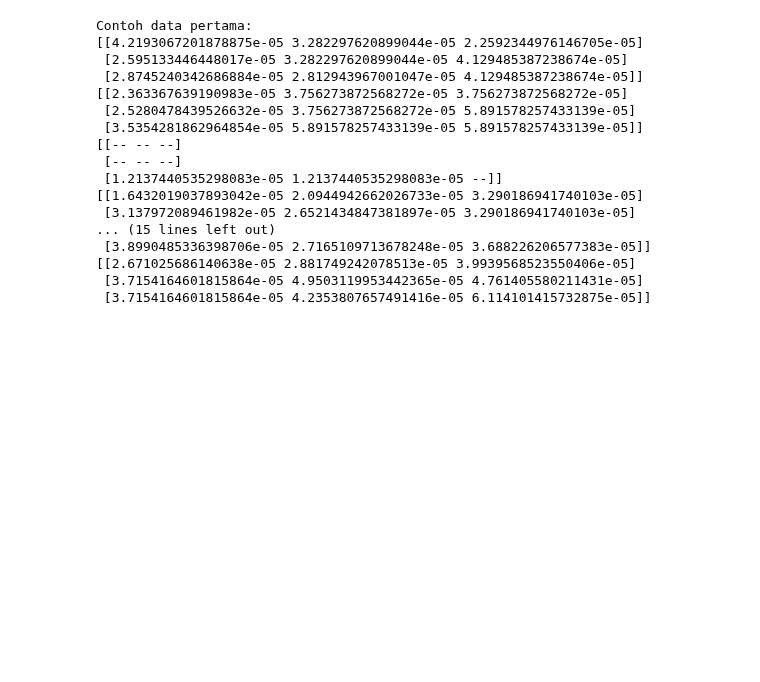
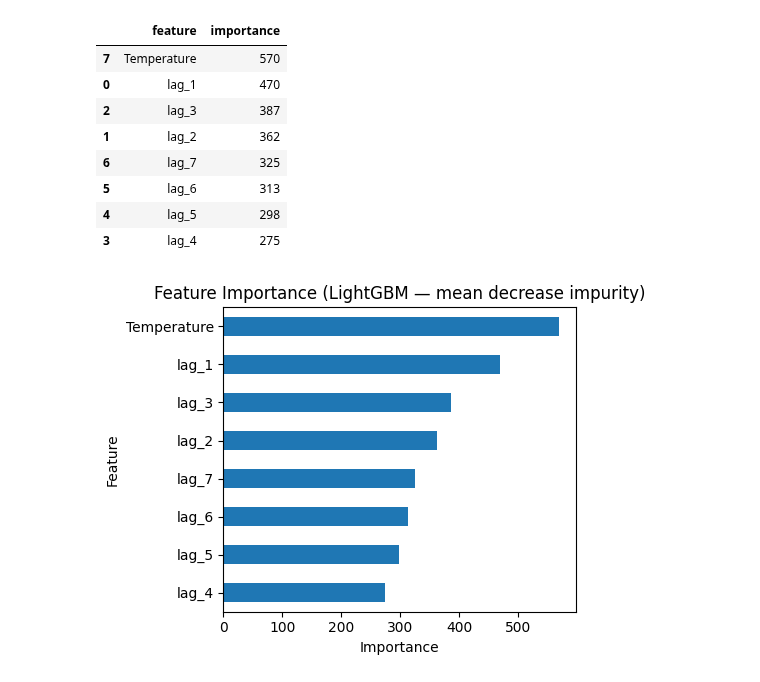
Before and after one commit to Tulsoppp/Pendata, a Jupyter notebook: projek.ipynb, the cells around one changed output. Cells and saved outputs as stored; diff of their text form; code cells hidden in the pictures; blank space fills up the shorter version.

```diff
--- a/projek.ipynb
+++ b/projek.ipynb
@@ -117,37 +101,34 @@ dict_keys(['t', 'x', 'y', 'crs', 'NO2'])
 # %%
-print("Contoh data pertama:")
-for i in range(0, 10):
-    print(no2[i])
+# Feature importances
+# ==============================================================================
+feature_importances = forecaster.get_feature_importances()
+feature_importances
 # %% [output]
-Contoh data pertama:
-[[4.2193067201878875e-05 3.282297620899044e-05 2.2592344976146705e-05]
- [2.595133446448017e-05 3.282297620899044e-05 4.129485387238674e-05]
- [2.8745240342686884e-05 2.812943967001047e-05 4.129485387238674e-05]]
-[[2.363367639190983e-05 3.756273872568272e-05 3.756273872568272e-05]
- [2.5280478439526632e-05 3.756273872568272e-05 5.891578257433139e-05]
- [3.5354281862964854e-05 5.891578257433139e-05 5.891578257433139e-05]]
-[[-- -- --]
- [-- -- --]
- [1.2137440535298083e-05 1.2137440535298083e-05 --]]
-[[1.6432019037893042e-05 2.0944942662026733e-05 3.290186941740103e-05]
- [3.137972089461982e-05 2.6521434847381897e-05 3.290186941740103e-05]
-... (15 lines left out)
- [3.8990485336398706e-05 2.7165109713678248e-05 3.688226206577383e-05]]
-[[2.671025686140638e-05 2.881749242078513e-05 3.9939568523550406e-05]
- [3.7154164601815864e-05 4.9503119953442365e-05 4.761405580211431e-05]
- [3.7154164601815864e-05 4.2353807657491416e-05 6.114101415732875e-05]]
+|  | feature | importance |
+| 7 | Temperature | 570 |
+| 0 | lag_1 | 470 |
+| 2 | lag_3 | 387 |
+| 1 | lag_2 | 362 |
+| 6 | lag_7 | 325 |
+| 5 | lag_6 | 313 |
+| 4 | lag_5 | 298 |
+| 3 | lag_4 | 275 |
 # %%
-import numpy as np
-import pandas as pd
-
-# Interpolasi Linear
-no2_filled = np.zeros_like(no2)
-# Untuk jaga-jaga jika terdapat '--' tidak berubah menjadi 0
-no2_filled = no2_filled.filled(0)
-
-# loop tiap grid (y,x)
-for i in range(no2.shape[1]):     # 9 baris
-    for j in range(no2.shape[2]): # 8 kolom
-        series = pd.Series(no2[:, i, j])
-        no2_filled[:, i, j] = series.interpolate(method='linear', limit_direction='both').to_numpy()
+# Plot feature importances
+# ==============================================================================
+fig, ax = plt.subplots(figsize=(5, 4))
+feature_importances.sort_values('importance', ascending=True).plot(
+    x      = 'feature',
+    y      = 'importance',
+    kind   = 'barh',
+    ax     = ax,
+    legend = False
+)
+ax.set_title('Feature Importance (LightGBM — mean decrease impurity)')
+ax.set_xlabel('Importance')
+ax.set_ylabel('Feature')
+plt.tight_layout()
+plt.show()
+# %% [output]
+[figure, added]
 # %%
```
Also changed, not shown: parts of 20 cells of this notebook, 7 other files.
